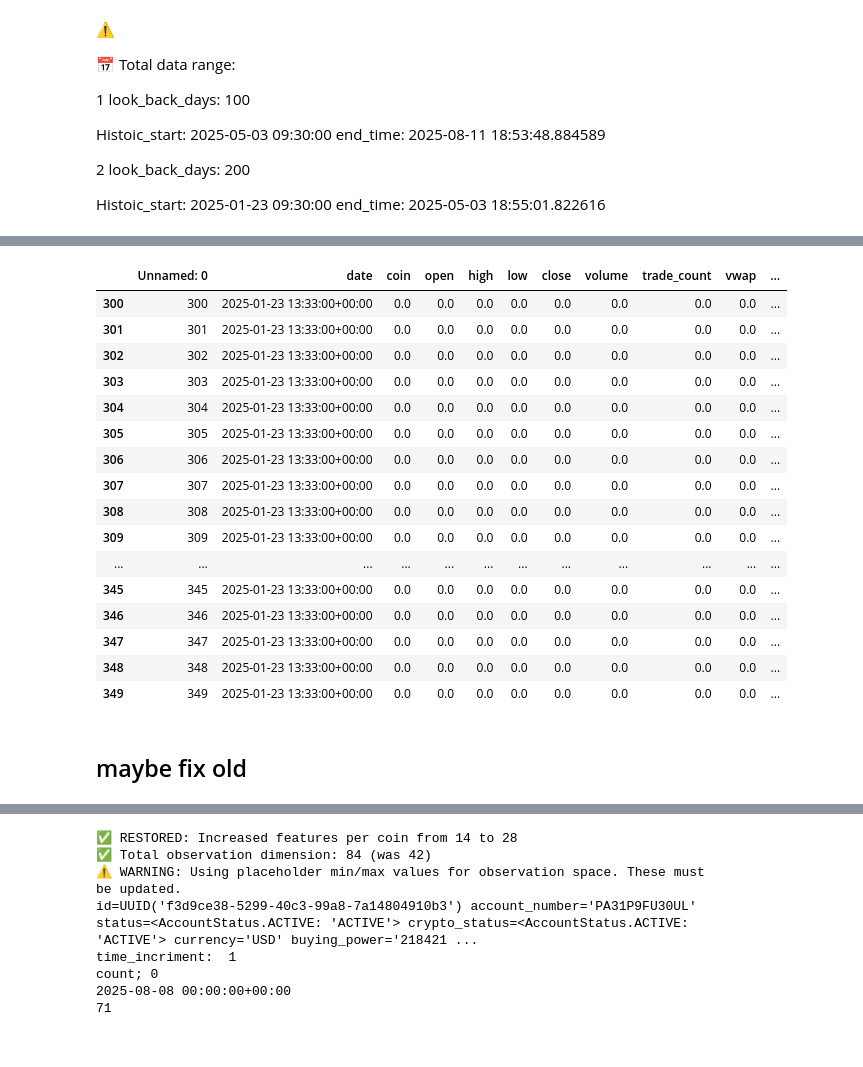
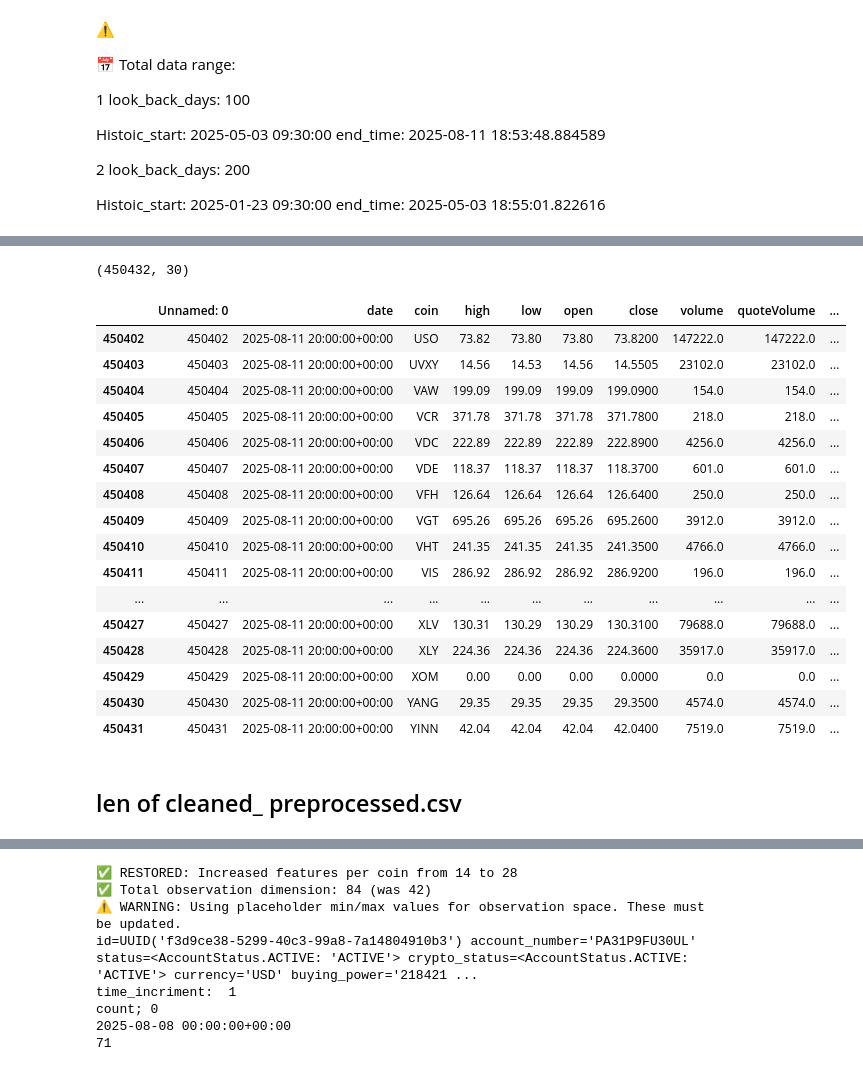
Before and after one commit to atefar2/SB3_RL_VARIABLE_CRL_NO_ATTENTION_ONLY_MLP, a Jupyter notebook: paca_data.ipynb, the cells around one changed output, grey strips where cells are left out. Drawn from its saved outputs; the diff is of its cells as text; code cells hidden in the pictures.

```diff
--- a/paca_data.ipynb
+++ b/paca_data.ipynb
@@ -4563,32 +4728,34 @@ end_time: 2025-05-03 19:11:56.891376
 # %%
 import pandas as pd
 
 df_multiday = pd.read_csv('cleaned_preprocessed_restructured.csv')
-# df_multiday = pd.read_csv('cleaned_preprocessed.csv')
+
 
 
 pd.set_option('display.max_columns', None)
 pd.set_option('display.width', None)
+print(df_multiday.shape)
 
-df_multiday.head()
+df_multiday.tail(30)
 # %% [output]
+(450432, 30)
-|  | Unnamed: 0 | date | coin | open | high | low | close | volume | trade_count | vwap | ... |
-| 300 | 300 | 2025-01-23 13:33:00+00:00 | 0.0 | 0.0 | 0.0 | 0.0 | 0.0 | 0.0 | 0.0 | 0.0 | ... |
-| 301 | 301 | 2025-01-23 13:33:00+00:00 | 0.0 | 0.0 | 0.0 | 0.0 | 0.0 | 0.0 | 0.0 | 0.0 | ... |
-| 302 | 302 | 2025-01-23 13:33:00+00:00 | 0.0 | 0.0 | 0.0 | 0.0 | 0.0 | 0.0 | 0.0 | 0.0 | ... |
-| 303 | 303 | 2025-01-23 13:33:00+00:00 | 0.0 | 0.0 | 0.0 | 0.0 | 0.0 | 0.0 | 0.0 | 0.0 | ... |
-| 304 | 304 | 2025-01-23 13:33:00+00:00 | 0.0 | 0.0 | 0.0 | 0.0 | 0.0 | 0.0 | 0.0 | 0.0 | ... |
-| 305 | 305 | 2025-01-23 13:33:00+00:00 | 0.0 | 0.0 | 0.0 | 0.0 | 0.0 | 0.0 | 0.0 | 0.0 | ... |
-| 306 | 306 | 2025-01-23 13:33:00+00:00 | 0.0 | 0.0 | 0.0 | 0.0 | 0.0 | 0.0 | 0.0 | 0.0 | ... |
-| 307 | 307 | 2025-01-23 13:33:00+00:00 | 0.0 | 0.0 | 0.0 | 0.0 | 0.0 | 0.0 | 0.0 | 0.0 | ... |
-| 308 | 308 | 2025-01-23 13:33:00+00:00 | 0.0 | 0.0 | 0.0 | 0.0 | 0.0 | 0.0 | 0.0 | 0.0 | ... |
-| 309 | 309 | 2025-01-23 13:33:00+00:00 | 0.0 | 0.0 | 0.0 | 0.0 | 0.0 | 0.0 | 0.0 | 0.0 | ... |
-| ... | ... | ... | ... | ... | ... | ... | ... | ... | ... | ... | ... |
-| 345 | 345 | 2025-01-23 13:33:00+00:00 | 0.0 | 0.0 | 0.0 | 0.0 | 0.0 | 0.0 | 0.0 | 0.0 | ... |
-| 346 | 346 | 2025-01-23 13:33:00+00:00 | 0.0 | 0.0 | 0.0 | 0.0 | 0.0 | 0.0 | 0.0 | 0.0 | ... |
-| 347 | 347 | 2025-01-23 13:33:00+00:00 | 0.0 | 0.0 | 0.0 | 0.0 | 0.0 | 0.0 | 0.0 | 0.0 | ... |
-| 348 | 348 | 2025-01-23 13:33:00+00:00 | 0.0 | 0.0 | 0.0 | 0.0 | 0.0 | 0.0 | 0.0 | 0.0 | ... |
-| 349 | 349 | 2025-01-23 13:33:00+00:00 | 0.0 | 0.0 | 0.0 | 0.0 | 0.0 | 0.0 | 0.0 | 0.0 | ... |
+|  | Unnamed: 0 | date | coin | high | low | open | close | volume | quoteVolume | ... |
+| 450402 | 450402 | 2025-08-11 20:00:00+00:00 | USO | 73.82 | 73.80 | 73.80 | 73.8200 | 147222.0 | 147222.0 | ... |
+| 450403 | 450403 | 2025-08-11 20:00:00+00:00 | UVXY | 14.56 | 14.53 | 14.56 | 14.5505 | 23102.0 | 23102.0 | ... |
+| 450404 | 450404 | 2025-08-11 20:00:00+00:00 | VAW | 199.09 | 199.09 | 199.09 | 199.0900 | 154.0 | 154.0 | ... |
+| 450405 | 450405 | 2025-08-11 20:00:00+00:00 | VCR | 371.78 | 371.78 | 371.78 | 371.7800 | 218.0 | 218.0 | ... |
+| 450406 | 450406 | 2025-08-11 20:00:00+00:00 | VDC | 222.89 | 222.89 | 222.89 | 222.8900 | 4256.0 | 4256.0 | ... |
+| 450407 | 450407 | 2025-08-11 20:00:00+00:00 | VDE | 118.37 | 118.37 | 118.37 | 118.3700 | 601.0 | 601.0 | ... |
+| 450408 | 450408 | 2025-08-11 20:00:00+00:00 | VFH | 126.64 | 126.64 | 126.64 | 126.6400 | 250.0 | 250.0 | ... |
+| 450409 | 450409 | 2025-08-11 20:00:00+00:00 | VGT | 695.26 | 695.26 | 695.26 | 695.2600 | 3912.0 | 3912.0 | ... |
+| 450410 | 450410 | 2025-08-11 20:00:00+00:00 | VHT | 241.35 | 241.35 | 241.35 | 241.3500 | 4766.0 | 4766.0 | ... |
+| 450411 | 450411 | 2025-08-11 20:00:00+00:00 | VIS | 286.92 | 286.92 | 286.92 | 286.9200 | 196.0 | 196.0 | ... |
+| ... | ... | ... | ... | ... | ... | ... | ... | ... | ... | ... |
+| 450427 | 450427 | 2025-08-11 20:00:00+00:00 | XLV | 130.31 | 130.29 | 130.29 | 130.3100 | 79688.0 | 79688.0 | ... |
+| 450428 | 450428 | 2025-08-11 20:00:00+00:00 | XLY | 224.36 | 224.36 | 224.36 | 224.3600 | 35917.0 | 35917.0 | ... |
+| 450429 | 450429 | 2025-08-11 20:00:00+00:00 | XOM | 0.00 | 0.00 | 0.00 | 0.0000 | 0.0 | 0.0 | ... |
+| 450430 | 450430 | 2025-08-11 20:00:00+00:00 | YANG | 29.35 | 29.35 | 29.35 | 29.3500 | 4574.0 | 4574.0 | ... |
+| 450431 | 450431 | 2025-08-11 20:00:00+00:00 | YINN | 42.04 | 42.04 | 42.04 | 42.0400 | 7519.0 | 7519.0 | ... |
 # %% [markdown]
-## maybe fix old
+## len of cleaned_ preprocessed.csv
 # %%
```
Also changed, not shown: parts of 5 cells of this notebook, 8 other files.
